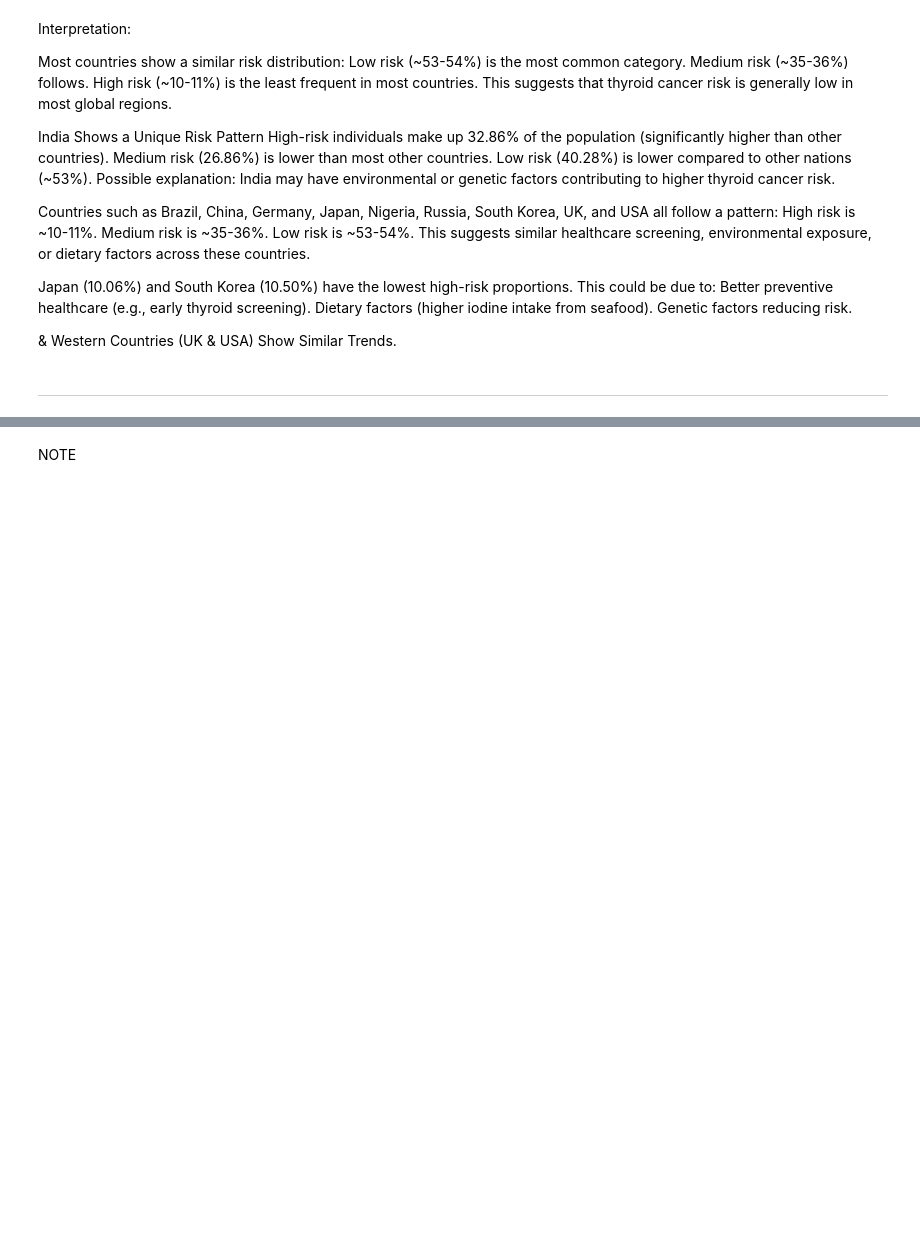
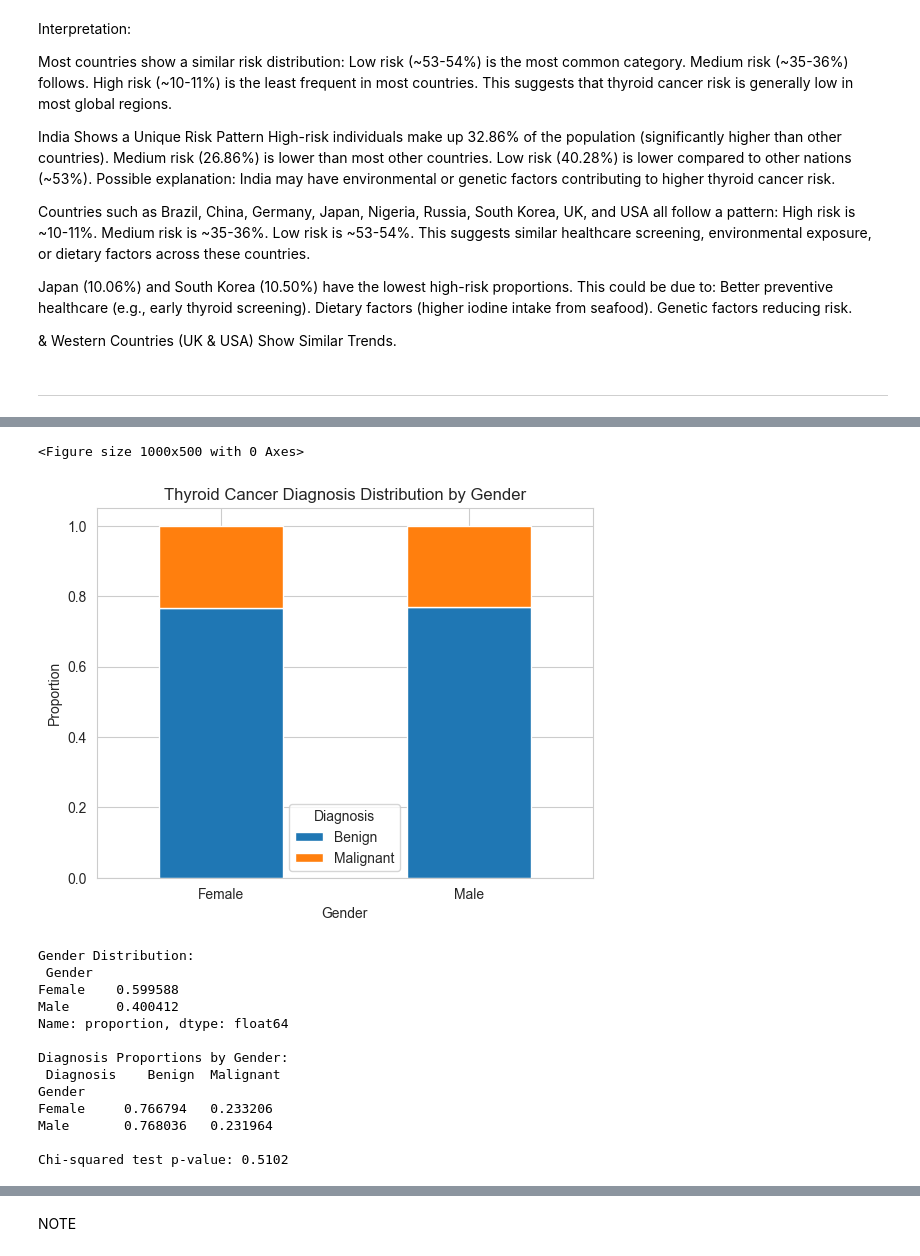
Before and after one commit to kenanwright1988/Thyroid-Risk-Analysis, a Jupyter notebook: jupyter_notebooks/Thyroid Risk Analysis.ipynb, the cells around one changed output, grey strips where cells are left out. Drawn from its saved outputs; the diff is of its cells as text; code cells hidden in the pictures; blank space fills up the shorter version.

```diff
--- a/jupyter_notebooks/Thyroid Risk Analysis.ipynb
+++ b/jupyter_notebooks/Thyroid Risk Analysis.ipynb
@@ -427,0 +473,47 @@ Genetic factors reducing risk.
+# %%
+import pandas as pd
+import matplotlib.pyplot as plt
+from scipy.stats import chi2_contingency
+
+# Check for bias in the dataset regarding gender representation
+
+# Load dataset with correct filename
+df = pd.read_csv('thyroid_cancer_risk_data.csv')
+
+# 1. Gender distribution analysis
+gender_dist = df['Gender'].value_counts(normalize=True)
+
+# 2. Diagnosis distribution by gender
+diagnosis_dist = pd.crosstab(df['Gender'], df['Diagnosis'], normalize='index')
+
+# 3. Statistical significance test
+contingency_table = pd.crosstab(df['Gender'], df['Diagnosis'])
+chi2, p, dof, expected = chi2_contingency(contingency_table)
+
+# 4. Visualization
+plt.figure(figsize=(10,5))
+diagnosis_dist.plot(kind='bar', stacked=True)
+plt.title('Thyroid Cancer Diagnosis Distribution by Gender')
+plt.ylabel('Proportion')
+plt.xticks(rotation=0)
+plt.show()
+
+print("Gender Distribution:\n", gender_dist)
+print("\nDiagnosis Proportions by Gender:\n", diagnosis_dist)
+print(f"\nChi-squared test p-value: {p:.4f}")
+# %% [output]
+<Figure size 1000x500 with 0 Axes>
+[figure, added]
+Gender Distribution:
+ Gender
+Female    0.599588
+Male      0.400412
+Name: proportion, dtype: float64
+
+Diagnosis Proportions by Gender:
+ Diagnosis    Benign  Malignant
+Gender
+Female     0.766794   0.233206
+Male       0.768036   0.231964
+
+Chi-squared test p-value: 0.5102
```
Also changed, not shown: parts of 16 cells of this notebook.
